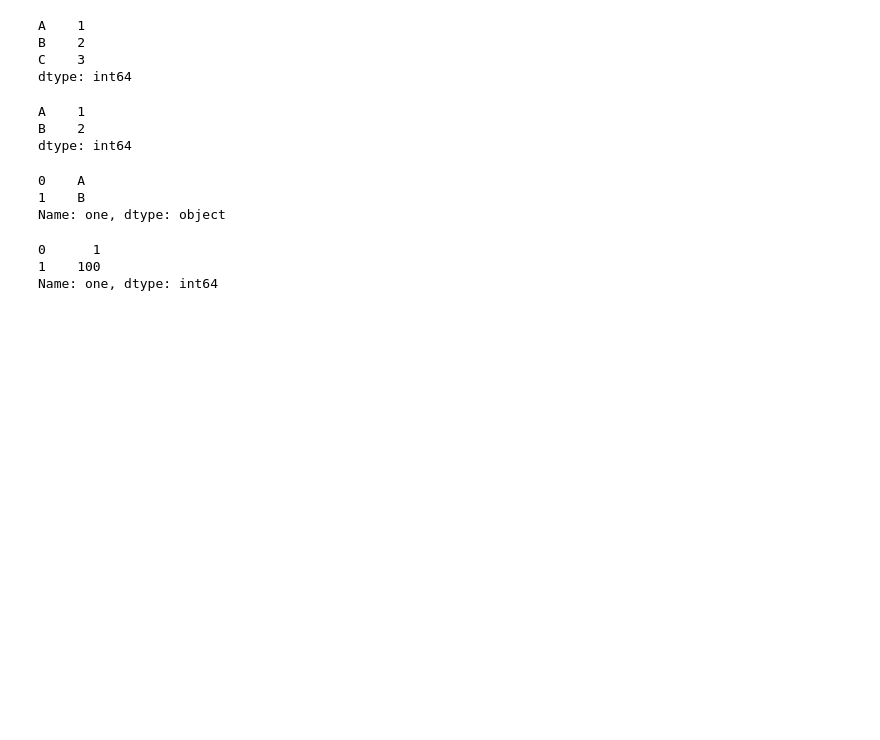
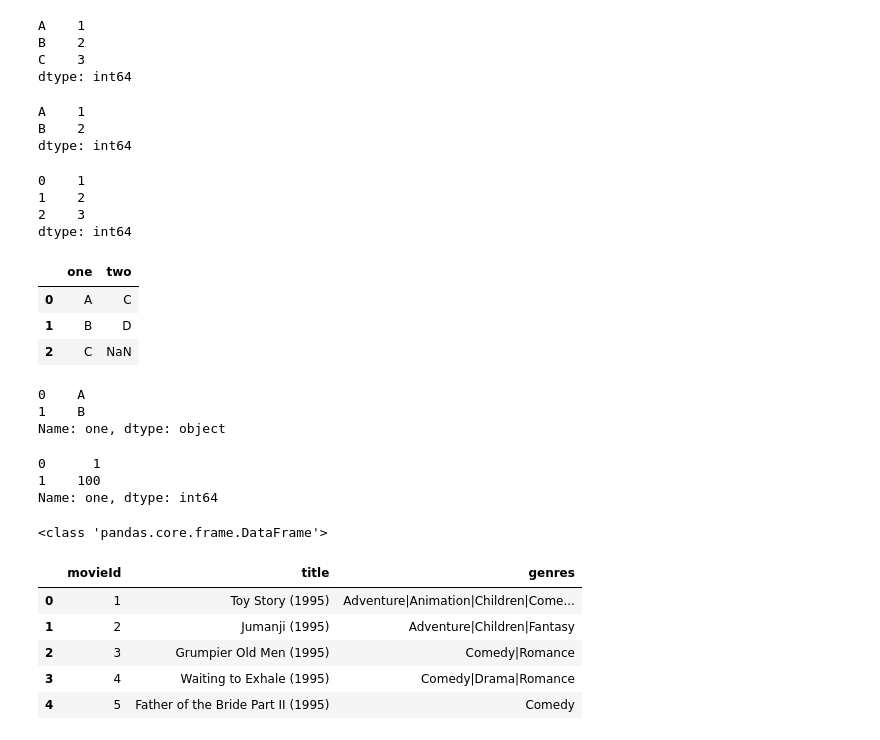
Before and after one commit to hiper2d/python-for-data-science-course, a Jupyter notebook: Week-4-Pandas/Practice.ipynb, the cells around one changed output. Cells and saved outputs as stored; diff of their text form; code cells hidden in the pictures; blank space fills up the shorter version.

```diff
--- a/Week-4-Pandas/Practice.ipynb
+++ b/Week-4-Pandas/Practice.ipynb
@@ -12,14 +12,28 @@ dtype: int64
 A    1
 B    2
 dtype: int64
+# %%
+pd.Series([1, 2, 3])
+# %% [output]
+0    1
+1    2
+2    3
+dtype: int64
 # %%
-d = {'one': pd.Series(['A', 'B']), 'two': pd.Series(['C', 'D'])}
+d = {'one': pd.Series(['A', 'B', 'C']), 'two': pd.Series(['C', 'D'])}
 df = pd.DataFrame(d)
-df['one']
+df
 # %% [output]
-0    A
-1    B
-Name: one, dtype: object
+|  | one | two |
+| 0 | A | C |
+| 1 | B | D |
+| 2 | C | NaN |
+# %%
+df['one']
+# %% [output]
+0    A
+1    B
+Name: one, dtype: object
 # %%
 d2 = [{'one': 1, 'two': 2}, {'one': 100, 'three': 3, 'four': 4}]
 df2 = pd.DataFrame(d2)
@@ -29,3 +43,15 @@ df2['one']
 0      1
 1    100
 Name: one, dtype: int64
+# %%
+movies = pd.read_csv('./movielens/movies.csv', sep=',')
+print(type(movies))
+movies.head()
+# %% [output]
+<class 'pandas.core.frame.DataFrame'>
+|  | movieId | title | genres |
+| 0 | 1 | Toy Story (1995) | Adventure|Animation|Children|Come... |
+| 1 | 2 | Jumanji (1995) | Adventure|Children|Fantasy |
+| 2 | 3 | Grumpier Old Men (1995) | Comedy|Romance |
+| 3 | 4 | Waiting to Exhale (1995) | Comedy|Drama|Romance |
+| 4 | 5 | Father of the Bride Part II (1995) | Comedy |
```
Also changed, not shown: parts of 1 cell of this notebook, 2 other files.
